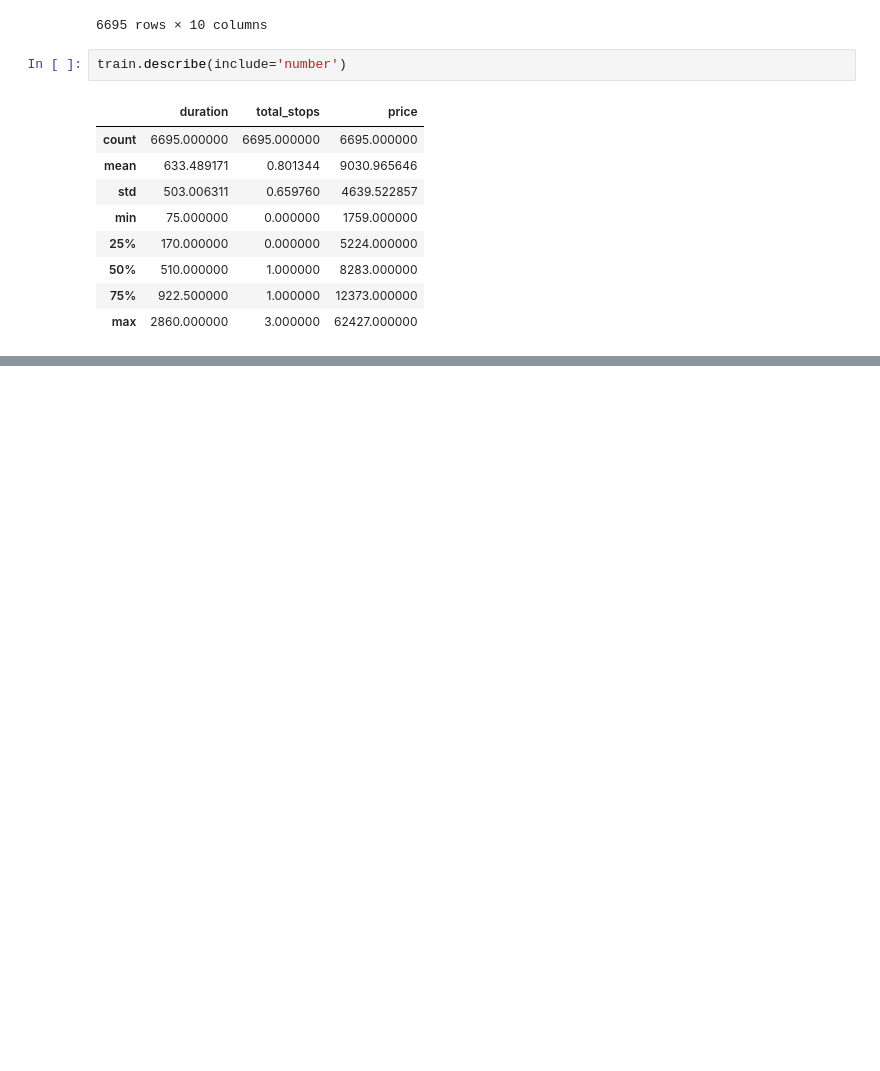
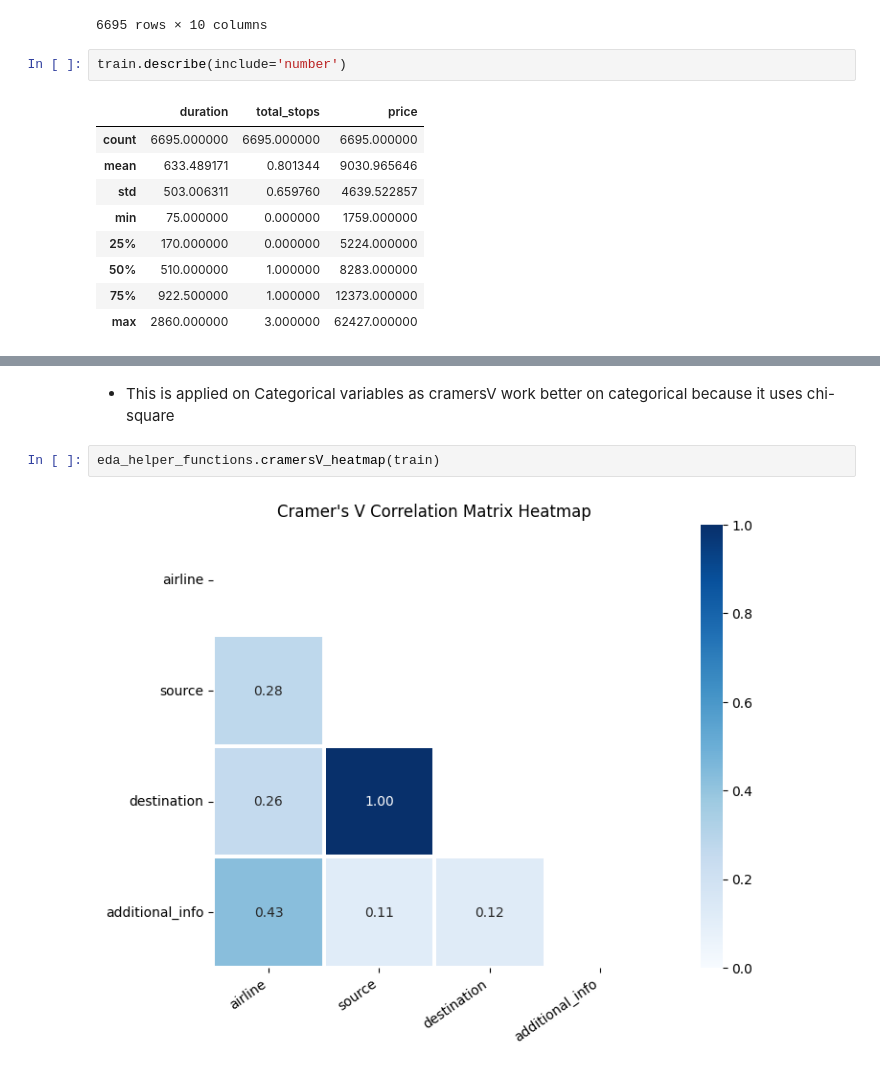
Before and after one commit to nomanmazharr/eda-with-sagemaker, a Jupyter notebook: notebooks/eda.ipynb, the cells around one changed output, grey strips where cells are left out. Cells and saved outputs as stored; diff of their text form; blank space fills up the shorter version.

```diff
--- a/notebooks/eda.ipynb
+++ b/notebooks/eda.ipynb
@@ -103,0 +171,6 @@ train.describe(include='number')
+# %% [markdown]
+- This is applied on Categorical variables as cramersV work better on categorical because it uses chi-square
+# %%
+eda_helper_functions.cramersV_heatmap(train)
+# %% [output]
+[figure, added]
```
Also changed, not shown: parts of 12 cells of this notebook.
